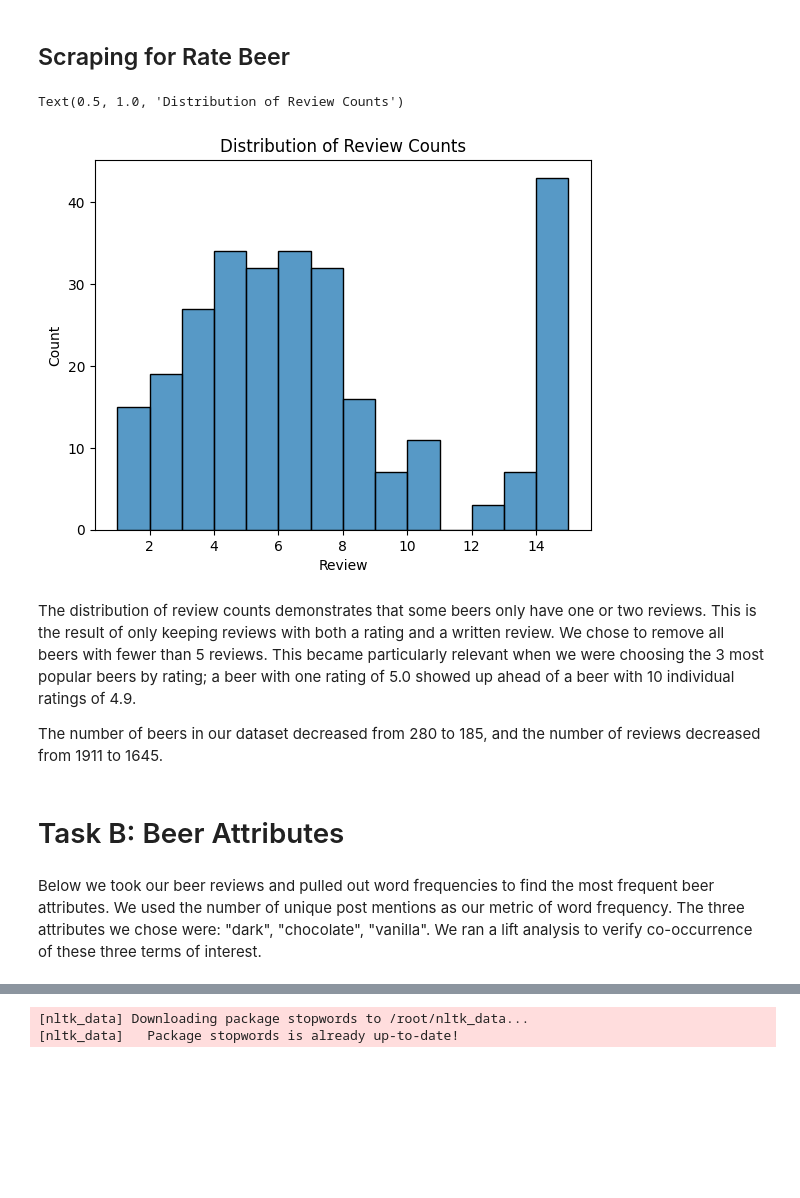
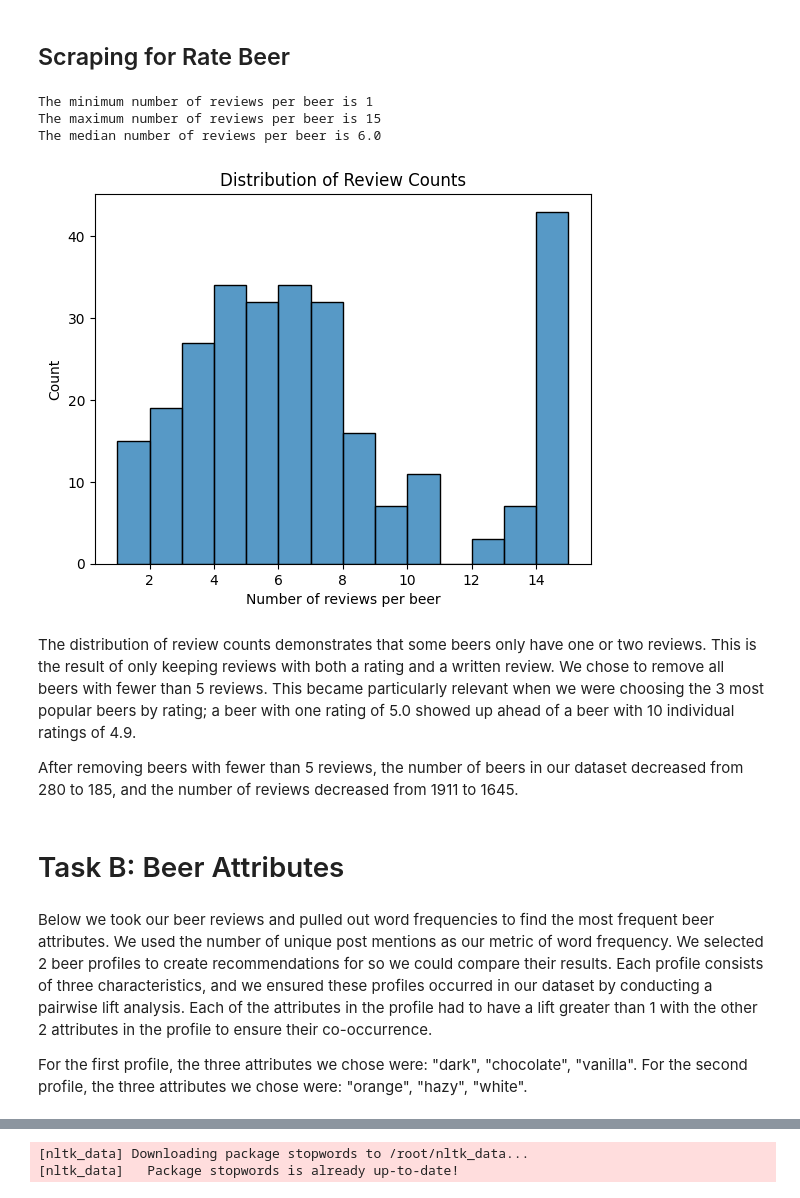
Before and after one commit to femkemunting/mis284n_assignment_2, a Jupyter notebook: assignment2.ipynb, the cells around one changed output, grey strips where cells are left out. Saved outputs shown, nothing was run; the diff lists cells and outputs as text; code cells hidden in the pictures; blank space fills up the shorter version.

```diff
--- a/assignment2.ipynb
+++ b/assignment2.ipynb
@@ -222,21 +223,26 @@ We have commented out the scraping code for now to save time in running our anal
 # %%
 df = pd.read_csv("data/beer_reviews.csv")
 
 reviews = df.groupby(["Beer"])["Review"].count()
 # The max number of reviews for one beer is 15, the min is 1
 
-df.groupby(["Beer"])["Review"].count().median()
+print(f'The minimum number of reviews per beer is {df.groupby(["Beer"])["Review"].count().min()}')
+print(f'The maximum number of reviews per beer is {df.groupby(["Beer"])["Review"].count().max()}')
+print(f'The median number of reviews per beer is {df.groupby(["Beer"])["Review"].count().median()}')
 # Median count is 6; cut off all beers that have less than 5 reviews
 
 # Display frequency of reviews
 
 sns.histplot(reviews, binwidth = 1)
 plt.title("Distribution of Review Counts")
+plt.xlabel('Number of reviews per beer');
 # %% [output]
-Text(0.5, 1.0, 'Distribution of Review Counts')
+The minimum number of reviews per beer is 1
+The maximum number of reviews per beer is 15
+The median number of reviews per beer is 6.0
-[figure, old version]
+[figure, new version]
 # %% [markdown]
 The distribution of review counts demonstrates that some beers only have one or two reviews. This is the result of only keeping reviews with both a rating and a written review. We chose to remove all beers with fewer than 5 reviews. This became particularly relevant when we were choosing the 3 most popular beers by rating; a beer with one rating of 5.0 showed up ahead of a beer with 10 individual ratings of 4.9.
 
-The number of beers in our dataset decreased from 280 to 185, and the number of reviews decreased from 1911 to 1645.
+After removing beers with fewer than 5 reviews, the number of beers in our dataset decreased from 280 to 185, and the number of reviews decreased from 1911 to 1645.
 # %%
@@ -251,4 +258,6 @@ reduced_df.to_csv("data/reduced_length.csv", index = False)
 # %% [markdown]
 # Task B: Beer Attributes
 # %% [markdown]
-Below we took our beer reviews and pulled out word frequencies to find the most frequent beer attributes. We used the number of unique post mentions as our metric of word frequency. The three attributes we chose were: "dark", "chocolate", "vanilla". We ran a lift analysis to verify co-occurrence of these three terms of interest.
+Below we took our beer reviews and pulled out word frequencies to find the most frequent beer attributes. We used the number of unique post mentions as our metric of word frequency. We selected 2 beer profiles to create recommendations for so we could compare their results. Each profile consists of three characteristics, and we ensured these profiles occurred in our dataset by conducting a pairwise lift analysis. Each of the attributes in the profile had to have a lift greater than 1 with the other 2 attributes in the profile to ensure their co-occurrence.
+
+For the first profile, the three attributes we chose were: "dark", "chocolate", "vanilla". For the second profile, the three attributes we chose were: "orange", "hazy", "white".
```
Also changed, not shown: parts of 34 cells of this notebook, 5 other files.
